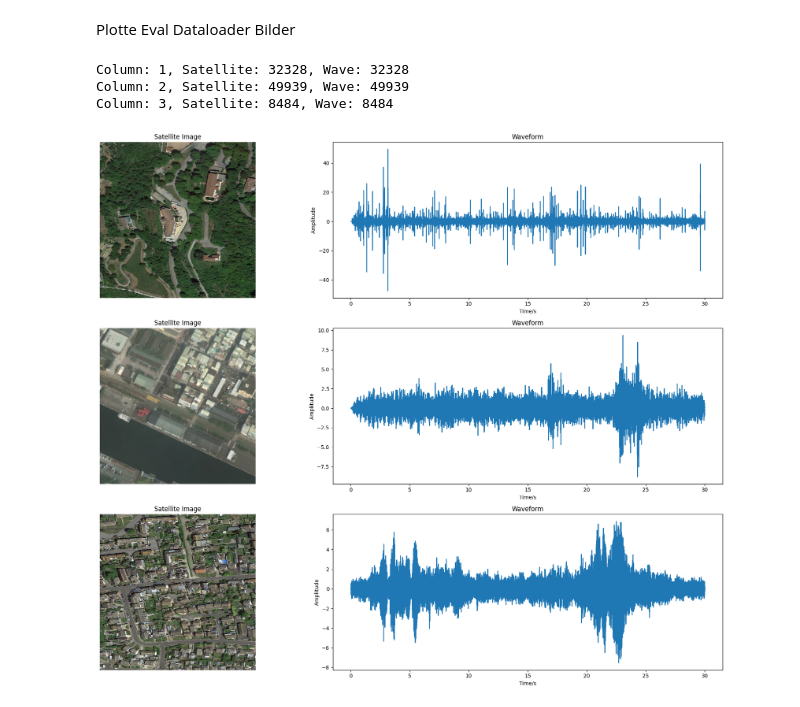
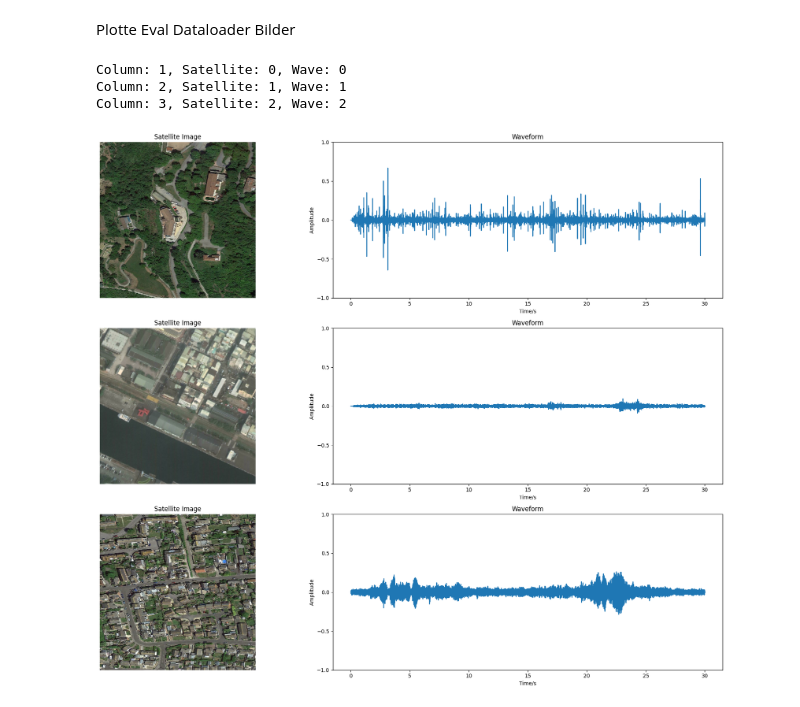
Before and after one commit to Skyy93/Sample4Geo, a Jupyter notebook: tools/test_wav2vec2_dataloader.ipynb, the cells around one changed output. Drawn from its saved outputs; the diff is of its cells as text; code cells hidden in the pictures.

```diff
--- a/tools/test_wav2vec2_dataloader.ipynb
+++ b/tools/test_wav2vec2_dataloader.ipynb
@@ -182,49 +188,55 @@ Plotte Eval Dataloader Bilder
 # %%
 def plot_images_eval(dataloader_tup, num_images, sat_den_b=True):
     fig, axs = plt.subplots(nrows=num_images, ncols=2, figsize=(20, 5 * num_images))
     axs = axs.reshape(-1, 2)  # Ensure correct shape for accessing axs
     image_count = 0
 
     wave_dataloader_test, sat_dataloader_test = dataloader_tup  # Unpack the tuple
 
-    for (wave_images, wave_labels), (sat_images, sat_labels) in zip(wave_dataloader_test, sat_dataloader_test):
-        for waves_tensor, sat_image, wave_label, sat_label in zip(wave_images[0], sat_images[0], wave_labels, sat_labels):
+    waves_tensors, _, wave_labels = next(iter(wave_dataloader_test))
+    sat_images, sat_labels = next(iter(sat_dataloader_test))
 
-            if image_count >= num_images:
-                break
+    for waves_tensor, sat_image, wave_label, sat_label in zip(waves_tensors, sat_images, wave_labels, sat_labels):
 
-            if sat_den_b:
-                sat_image = denormalize(sat_image, config.mean, config.std)
+        if sat_den_b:
+            sat_image = denormalize(sat_image, config.mean, config.std)
 
-            # Plot satellite image
-            ax_img = axs[image_count][0]
-            ax_img.imshow(sat_image.permute(1, 2, 0).cpu().numpy())
-            ax_img.axis('off')
-            ax_img.set_title('Satellite Image')
+        # Plot satellite image
+        ax_img = axs[image_count][0]
+        ax_img.imshow(sat_image.permute(1, 2, 0).cpu().numpy())
+        ax_img.axis('off')
+        ax_img.set_title('Satellite Image')
 
-            # Plot waveform
-            ax_wave = axs[image_count][1]
-            wave_data = waves_tensor.cpu().numpy()
-            time_axis = torch.arange(0, len(wave_data)) / (config.sr_kHz * 1e3)
-            ax_wave.plot(time_axis, wave_data)
-            ax_wave.set_title('Waveform')
-            ax_wave.set_xlabel('Time/s')
-            ax_wave.set_ylabel('Amplitude')
+        # Plot waveform
+        ax_wave = axs[image_count][1]
+        wave_data = waves_tensor.cpu().numpy()
+        time_axis = torch.arange(0, len(wave_data)) / (config.sr_kHz * 1e3)
+        ax_wave.plot(time_axis, wave_data)
+        ax_wave.set_title('Waveform')
+        ax_wave.set_xlabel('Time/s')
+        ax_wave.set_ylabel('Amplitude')
 
-            image_count += 1
+        image_count += 1
 
-            # print labels of the combined image
-            print(f'Column: {image_count}, Satellite: {sat_label}, Wave: {wave_label}')
+        # print labels of the combined image
+        print(f'Column: {image_count}, Satellite: {sat_label}, Wave: {wave_label}')
 
         if image_count >= num_images:
             break
+
+    # Standardize y-axis for all waveform plots
+    max_amplitude = round(max(ax_wave.get_ylim()[1] for ax_wave in axs[:, 1]))
+    min_amplitude = round(min(ax_wave.get_ylim()[0] for ax_wave in axs[:, 1]))
+    for ax_wave in axs[:, 1]:
+        ax_wave.set_ylim(min_amplitude, max_amplitude)
+        ax_wave.set_yticks(np.linspace(min_amplitude, max_amplitude, 5))
 
     plt.tight_layout()
     plt.show()
 
 plot_images_eval(dataloader_val_tup, 3,  sat_den_b = True)
 # %% [output]
-Column: 1, Satellite: 32328, Wave: 32328
-Column: 2, Satellite: 49939, Wave: 49939
-Column: 3, Satellite: 8484, Wave: 8484
+Column: 1, Satellite: 0, Wave: 0
+Column: 2, Satellite: 1, Wave: 1
+Column: 3, Satellite: 2, Wave: 2
-[figure, old version]
+[figure, new version]
```
Also changed, not shown: parts of 4 cells of this notebook, 21 other files.
